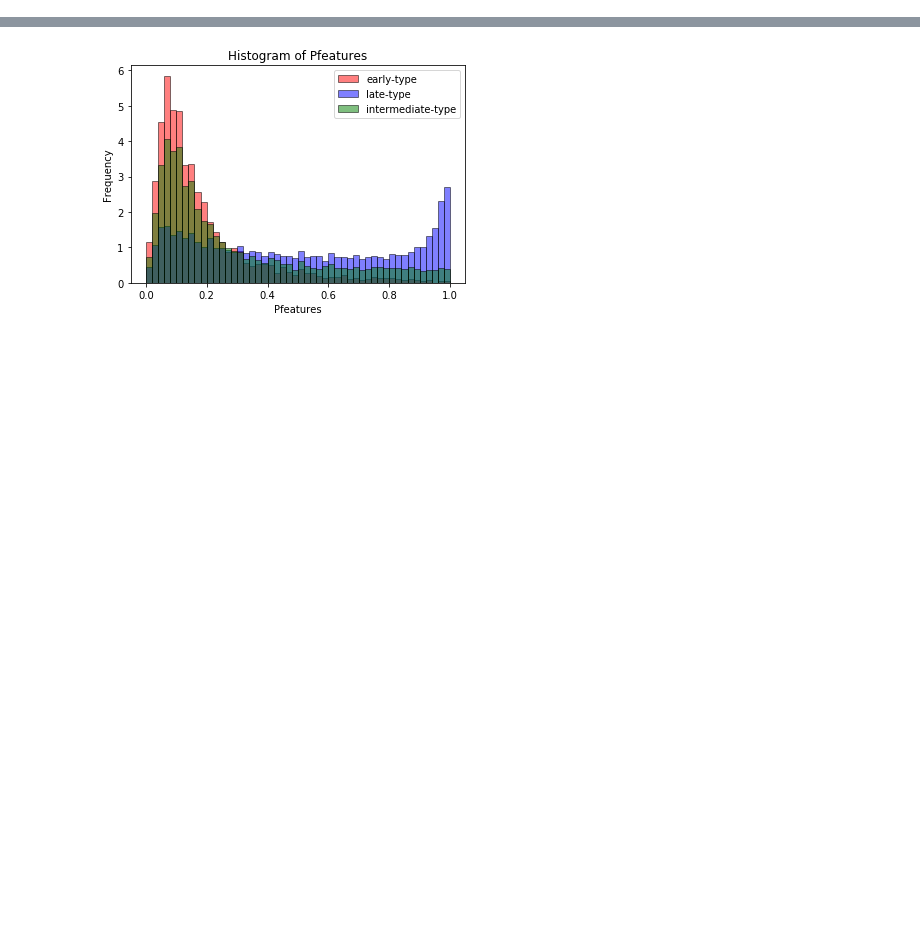
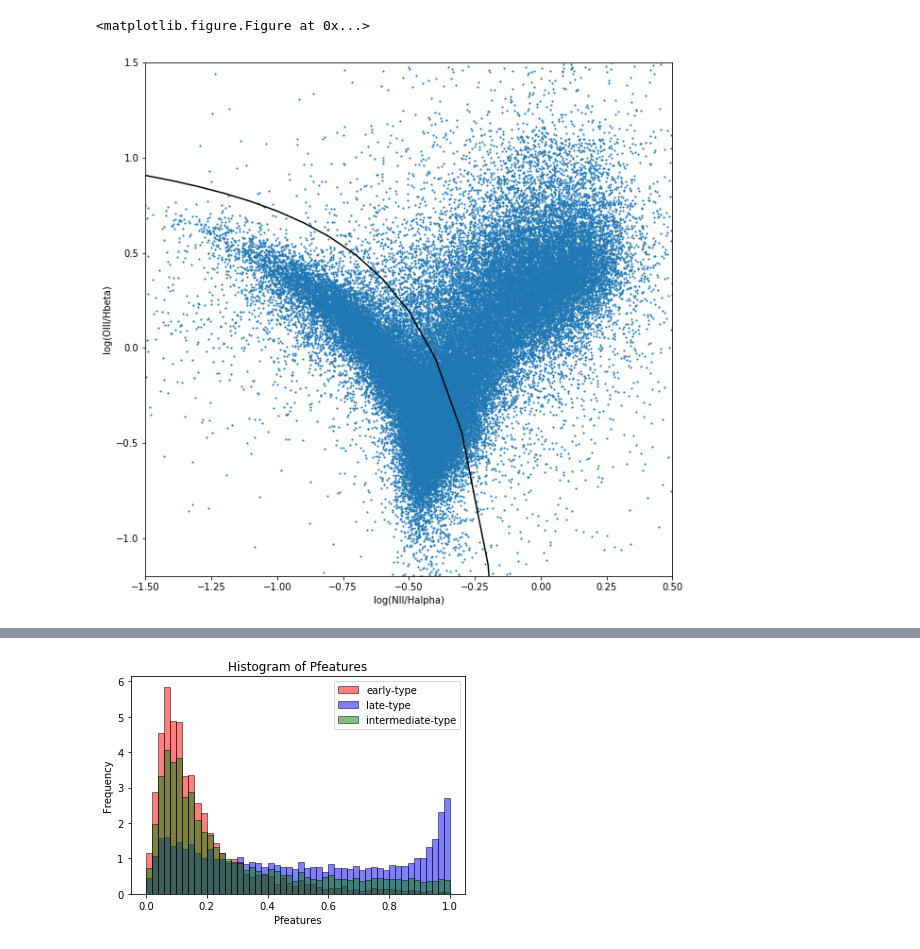
Before and after one commit to jaotter/Otter-Research-2017, a Jupyter notebook: early_late_classification.ipynb, the cells around one changed output, grey strips where cells are left out. Saved outputs shown, nothing was run; the diff lists cells and outputs as text; code cells hidden in the pictures; blank space fills up the shorter version.

```diff
--- a/early_late_classification.ipynb
+++ b/early_late_classification.ipynb
@@ -115,3 +124,29 @@ for i in np.arange(pfeatures.size):
+# %%
+fig2 = plt.figure(figsize=(10,10))
+
+O3HB = []
+N2HA = []
+for i in np.arange(len(LO3_arr)):
+    if LO3_arr[i] > 0 and LHB_arr[i] > 0 and LN2_arr[i] > 0 and LHA_arr[i] > 0:
+        O3HB.append(math.log(LO3_arr[i]/LHB_arr[i], 10))
+        N2HA.append(math.log(LN2_arr[i]/LHA_arr[i], 10))
+
+#create Kauffman line:
+KN2 = np.arange(-1.5,0,0.1)
+KO3 = 0.61/(KN2-0.05) + 1.3
+plt.plot(KN2, KO3, color='k')
+plt.scatter(N2HA, O3HB, marker = '.', s=5)
+plt.xlim(-1.5,0.5)
+plt.ylim(-1.2,1.5)
+#plt.xlim(-3,1)
+#plt.ylim(-3,2)
+plt.xlabel('log(NII/Halpha)')
+plt.ylabel('log(OIII/Hbeta)')
+plt.show()
+plt.savefig('../BPT.jpg')
+# %% [output]
+<matplotlib.figure.Figure at 0x...>
+[figure, added]
 # %%
 fig = plt.figure(figsize=(14,10))
 
```
Also changed, not shown: parts of 5 cells of this notebook.
